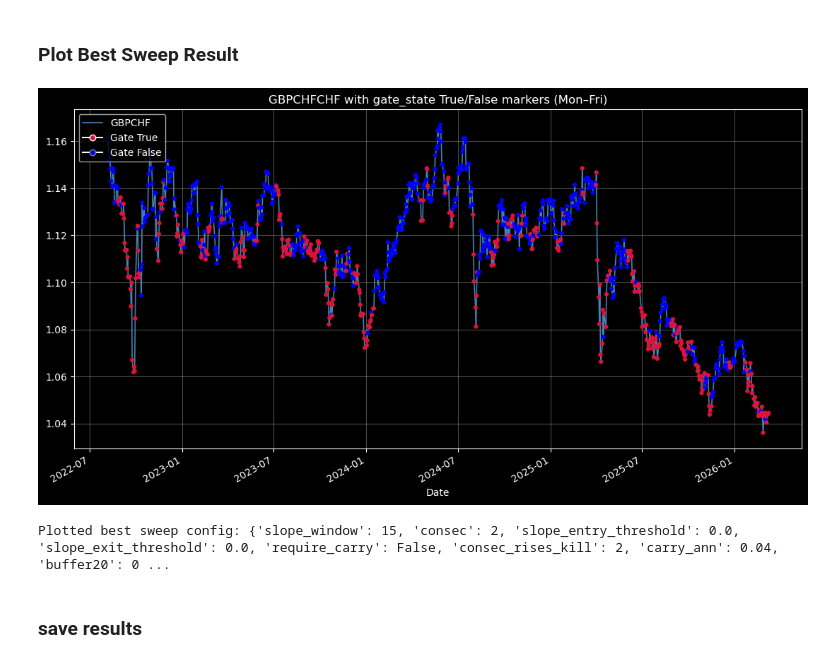
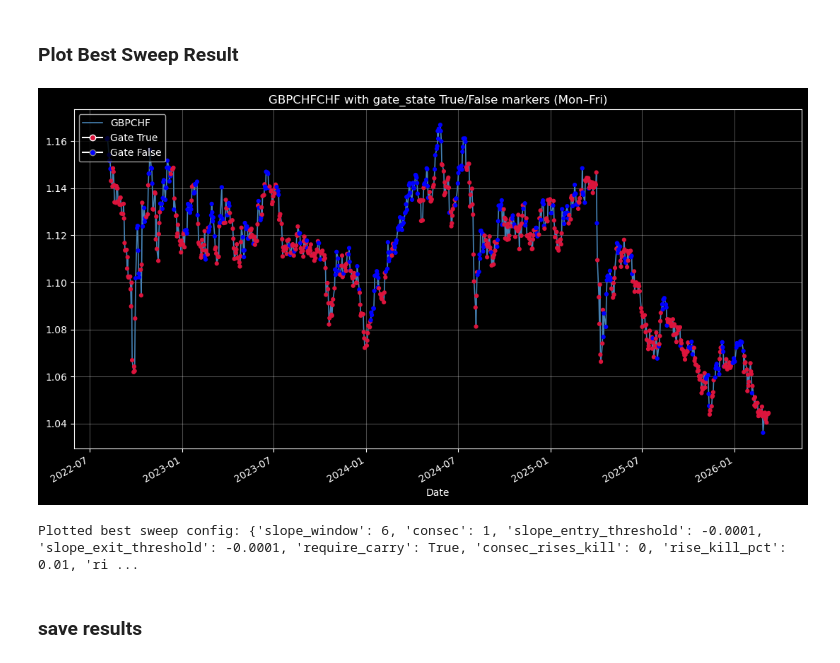
Before and after one commit to nimchimpski/GeoQuant, a Jupyter notebook: fx_hedges/fxshort_run.ipynb, the cells around one changed output. Drawn from its saved outputs; the diff is of its cells as text; code cells hidden in the pictures.

Commit message:
sweep params recorded, frozen loads and evals for best

```diff
--- a/fx_hedges/fxshort_run.ipynb
+++ b/fx_hedges/fxshort_run.ipynb
@@ -31,6 +31,12 @@ ticker = "GBPCHF"
 window_start = "2022-08-04"
 window_end = None
 
+# Explicit cost model (all modeled costs are always included).
+CARRY_ANN = 0.053
+FEE_PER_TRADE = 0.00016  # round-trip fee for ~20k notional when fee is ~1.60 per side
+SLIPPAGE_PER_TRADE = 0.00002
+OTHER_DAILY_FEE_ANN = 0.0
+
 runtime_params, run_meta = functions1.build_runtime_config(
     dict(config.params),
     run_mode=RUN_MODE,
@@ -43,8 +49,18 @@ FORCE_REFRESH = bool(run_meta["force_refresh"])
 
 print('runtime_params:', runtime_params)
 print("run_id:", run_meta["run_id"])
+
 print("mode:", run_meta["run_mode"])
+
 print("datasource:", runtime_params["datasource"])
+
 print("max_age:", runtime_params["max_age"], "force_refresh:", FORCE_REFRESH)
+
+print("cost model:", {
+    "carry_ann": CARRY_ANN,
+    "fee_per_trade": FEE_PER_TRADE,
+    "slippage_per_trade": SLIPPAGE_PER_TRADE,
+    "other_daily_fee_ann": OTHER_DAILY_FEE_ANN,
+})
 # %% [output]
 runtime_params: {'start': '2022-08-04', 'end': '20260311', 'datasource': 'stooq', 'max_age': 22.0}
@@ -336,32 +671,42 @@ rows in sweep: 149
 # %%
 # One plot only: use the top-ranked configuration after all windows are evaluated.
 best_row = results.iloc[0]
 
 best_cfg = {
     "slope_window": int(best_row["slope_window"]),
     "consec": int(best_row["consec"]),
     "slope_entry_threshold": float(best_row["slope_entry_thr"]),
     "slope_exit_threshold": float(best_row["slope_exit_thr"]),
-    "require_carry": bool(best_row["require_carry"]),
-    "consec_rises_kill": int(best_row["consec_rises_kill"]),
+    "require_carry": bool(best_row.get("require_carry", True)),
+    "consec_rises_kill": int(best_row.get("consec_rises_kill", 0)),
+    "rise_kill_pct": (
+        float(best_row["rise_kill_pct"])
+        if pd.notna(best_row.get("rise_kill_pct", np.nan))
+        else None
+    ),
+    "rise_kill_window": (
+        int(best_row["rise_kill_window"])
+        if pd.notna(best_row.get("rise_kill_window", np.nan))
+        else None
+    ),
     "carry_ann": float(best_row.get("carry_ann", 0.04)),
     "buffer20": float(best_row.get("buffer20", 0.002)),
     "grace_days": int(best_row.get("grace_days", 2)),
     "min_run_days": 3,
     "slope_source": str(best_row.get("slope_source", "log_price")),
 }
 
 best_gate = fxshort_gates.fxshort_gate(
     s,
     shift_for_signal=True,
     **best_cfg,
  )
 
 fxshort_gates.plot_gate_state(ticker, s, best_gate)
 print("Plotted best sweep config:", best_cfg)
 # %% [output]
-[figure, old version]
+[figure, new version]
-Plotted best sweep config: {'slope_window': 15, 'consec': 2, 'slope_entry_threshold': 0.0, 'slope_exit_threshold': 0.0, 'require_carry': False, 'consec_rises_kill': 2, 'carry_ann': 0.04, 'buffer20': 0 ...
+Plotted best sweep config: {'slope_window': 6, 'consec': 1, 'slope_entry_threshold': -0.0001, 'slope_exit_threshold': -0.0001, 'require_carry': True, 'consec_rises_kill': 0, 'rise_kill_pct': 0.01, 'ri ...
 # %% [markdown]
 ### save results
 # %%
```
Also changed, not shown: parts of 6 cells of this notebook, 4 other files.
